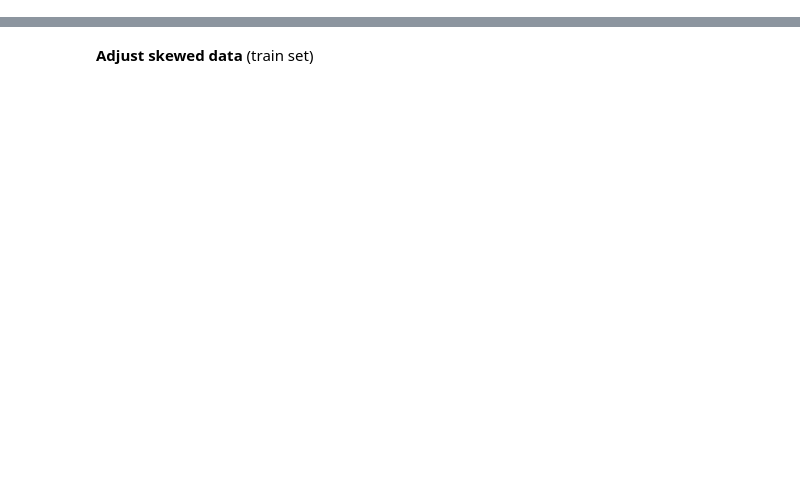
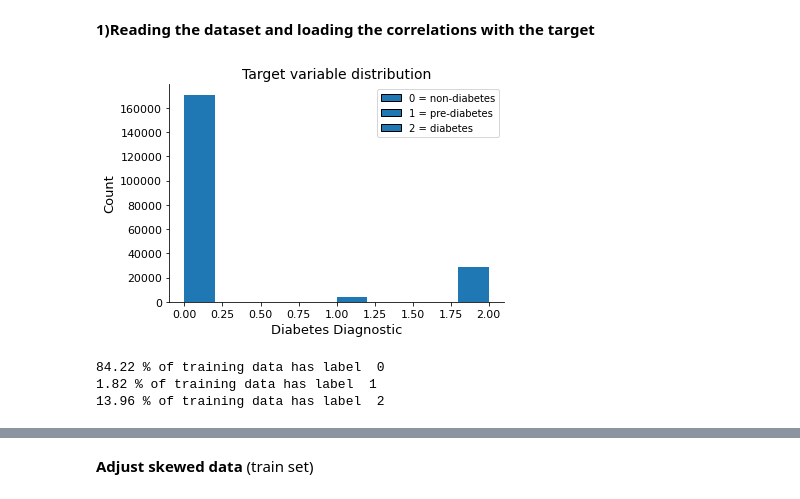
Before and after one commit to andnic51294/Diabetes_prediction, a Jupyter notebook: SVM_model.ipynb, the cells around one changed output, grey strips where cells are left out. Cells and saved outputs as stored; diff of their text form; code cells hidden in the pictures; blank space fills up the shorter version.

```diff
--- a/SVM_model.ipynb
+++ b/SVM_model.ipynb
@@ -14,0 +13,35 @@ Y = X.pop('Diabetes_012')
+# %% [markdown]
+**1)Reading the dataset and loading the correlations with the target**
+# %%
+#data = np.random.rayleigh(size=1000)*35
+
+N, bins, patches = plt.hist(Y_train)
+
+cmap = plt.get_cmap('jet')
+low = cmap(0.5)
+medium =cmap(0.25)
+high = cmap(0.8)
+
+#create legend
+handles = [Rectangle((0,0),1,1,c,ec="k") for c in range(3)]
+labels= ["0 = non-diabetes","1 = pre-diabetes", "2 = diabetes"]
+plt.legend(handles, labels)
+
+plt.title("Target variable distribution",fontsize = 14)
+plt.xlabel("Diabetes Diagnostic", fontsize=13)
+plt.ylabel("Count", fontsize=13)
+plt.xticks(fontsize=11)
+plt.yticks(fontsize=11)
+
+plt.gca().spines["top"].set_visible(False)
+plt.gca().spines["right"].set_visible(False)
+
+plt.show()
+d = dict(Counter(Y_train))
+for el in sorted(d):
+  print(round(d[el]/Y_train.shape[0]*100,2),"% of training data has label ",int(el))
+# %% [output]
+[figure, added]
+84.22 % of training data has label  0
+1.82 % of training data has label  1
+13.96 % of training data has label  2
```
Also changed, not shown: parts of 79 cells of this notebook.
